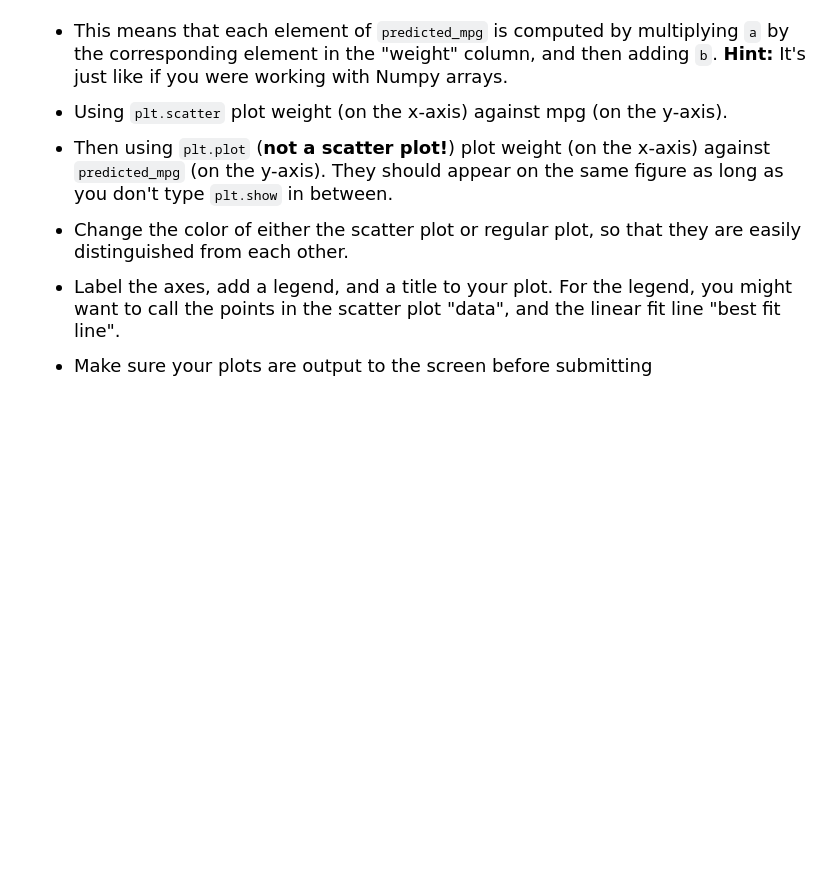
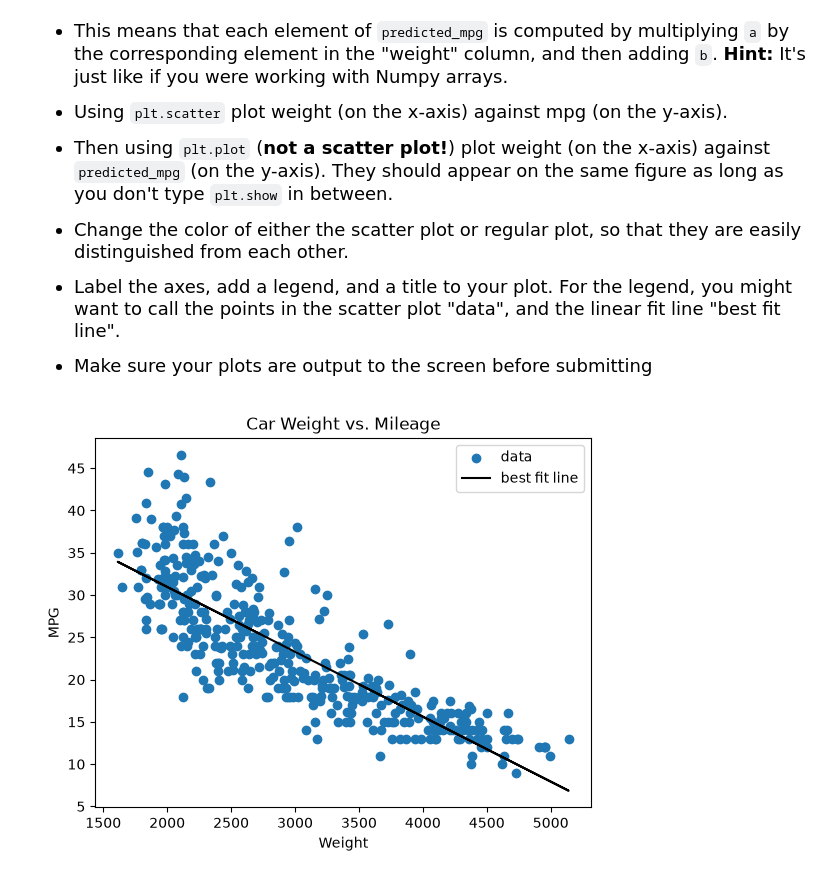
Before and after one commit to miyakoc/datasci151fall2026, a Jupyter notebook: _assignments/assignment_8/Assignment8.ipynb, the cells around one changed output. Cells and saved outputs as stored; diff of their text form; code cells hidden in the pictures; blank space fills up the shorter version.

```diff
--- a/_assignments/assignment_8/Assignment8.ipynb
+++ b/_assignments/assignment_8/Assignment8.ipynb
@@ -183,0 +249,6 @@ This problem is continued in Question (5)
+# %%
+# your answer here
+carfeature=pd.read_csv('data/features.csv')
+model=smf.ols('mpg~weight',carfeature)
+coeffs=model.fit().params
+print(coeffs)
@@ -212,0 +286,14 @@ $$\hat{m}_i = a\cdot w_i + b$$
+# %%
+# your answer here
+a=coeffs['weight']
+b=coeffs['Intercept']
+predicted_mpg=a*carfeature['weight']+b
+plt.scatter(carfeature['weight'],carfeature['mpg'])
+plt.plot(carfeature['weight'],predicted_mpg,color='black')
+plt.xlabel('Weight')
+plt.ylabel('MPG')
+plt.legend(['data','best fit line'])
+plt.title('Car Weight vs. Mileage')
+plt.show()
+# %% [output]
+[figure, added]
```
Also changed, not shown: parts of 8 cells of this notebook.
